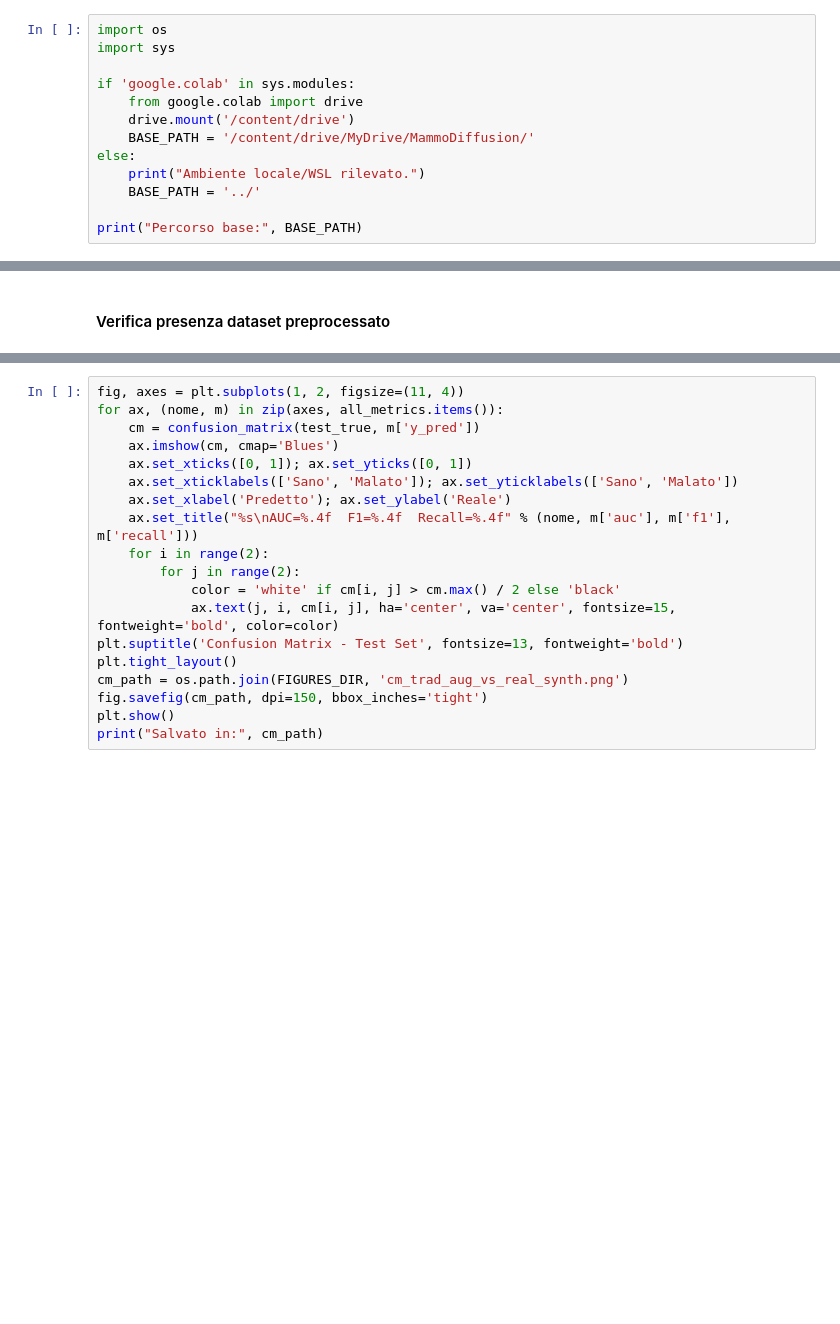
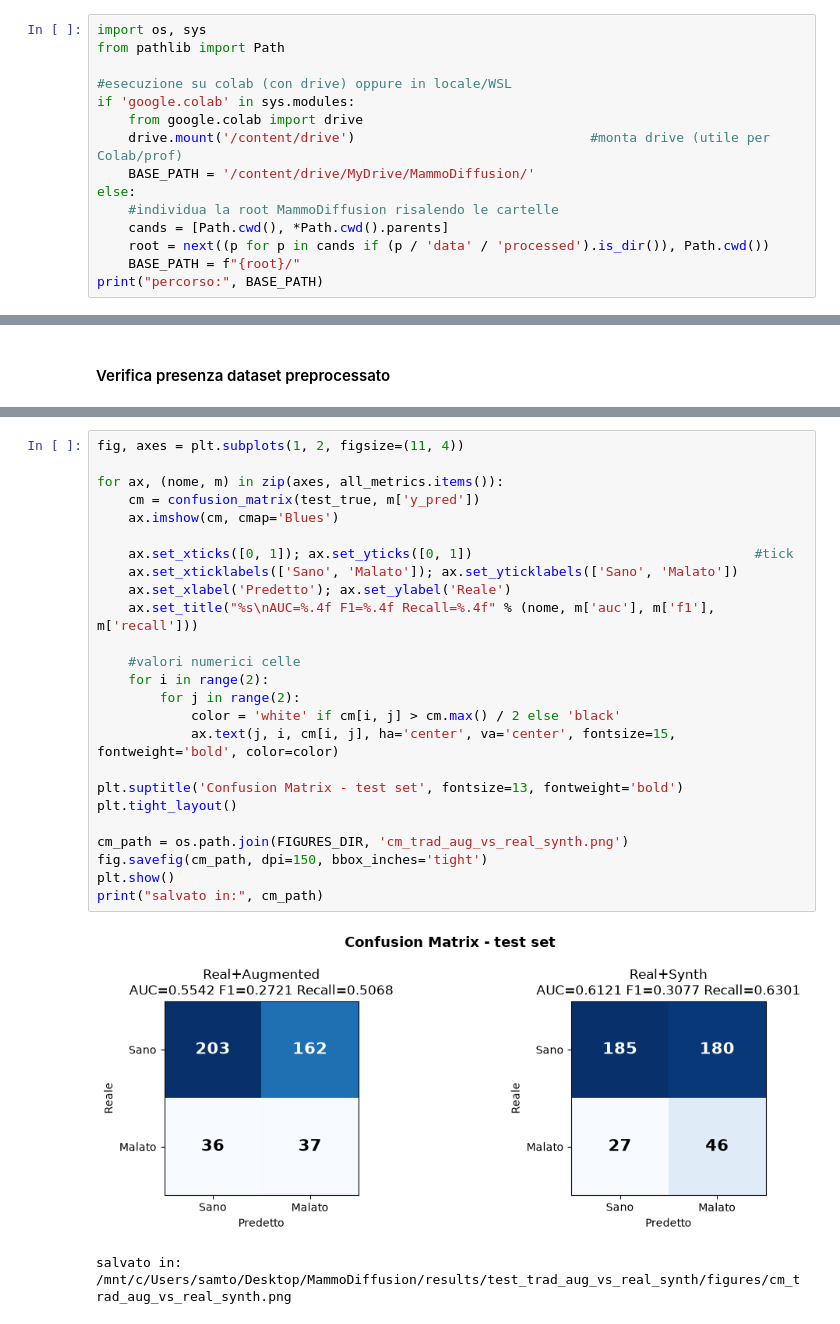
Before and after one commit to MarrasFederico/MammoDiffusion-v1.1, a Jupyter notebook: notebooks/11_Valutazione_Sostenibilità.ipynb, the cells around one changed output, grey strips where cells are left out. Saved outputs shown, nothing was run; the diff lists cells and outputs as text; blank space fills up the shorter version.

```diff
--- a/notebooks/11_Valutazione_Sostenibilità.ipynb
+++ b/notebooks/11_Valutazione_Sostenibilità.ipynb
@@ -43,13 +18,15 @@ Calcolo del percorso base in funzione dell'ambiente (locale/WSL o Google Colab).
 # %%
-import os
-import sys
+import os, sys
+from pathlib import Path
 
+#esecuzione su colab (con drive) oppure in locale/WSL
 if 'google.colab' in sys.modules:
     from google.colab import drive
-    drive.mount('/content/drive')
+    drive.mount('/content/drive')                              #monta drive (utile per Colab/prof)
     BASE_PATH = '/content/drive/MyDrive/MammoDiffusion/'
 else:
-    print("Ambiente locale/WSL rilevato.")
-    BASE_PATH = '../'
-
-print("Percorso base:", BASE_PATH)
+    #individua la root MammoDiffusion risalendo le cartelle
+    cands = [Path.cwd(), *Path.cwd().parents]
+    root = next((p for p in cands if (p / 'data' / 'processed').is_dir()), Path.cwd())
+    BASE_PATH = f"{root}/"
+print("percorso:", BASE_PATH)
@@ -383,20 +387,29 @@ print("Salvato in:", roc_path)
 # %%
 fig, axes = plt.subplots(1, 2, figsize=(11, 4))
+
 for ax, (nome, m) in zip(axes, all_metrics.items()):
     cm = confusion_matrix(test_true, m['y_pred'])
     ax.imshow(cm, cmap='Blues')
-    ax.set_xticks([0, 1]); ax.set_yticks([0, 1])
+
+    ax.set_xticks([0, 1]); ax.set_yticks([0, 1])                                    #tick
     ax.set_xticklabels(['Sano', 'Malato']); ax.set_yticklabels(['Sano', 'Malato'])
     ax.set_xlabel('Predetto'); ax.set_ylabel('Reale')
-    ax.set_title("%s\nAUC=%.4f  F1=%.4f  Recall=%.4f" % (nome, m['auc'], m['f1'], m['recall']))
+    ax.set_title("%s\nAUC=%.4f F1=%.4f Recall=%.4f" % (nome, m['auc'], m['f1'], m['recall']))
+
+    #valori numerici celle
     for i in range(2):
         for j in range(2):
             color = 'white' if cm[i, j] > cm.max() / 2 else 'black'
             ax.text(j, i, cm[i, j], ha='center', va='center', fontsize=15, fontweight='bold', color=color)
-plt.suptitle('Confusion Matrix - Test Set', fontsize=13, fontweight='bold')
+
+plt.suptitle('Confusion Matrix - test set', fontsize=13, fontweight='bold')
 plt.tight_layout()
+
 cm_path = os.path.join(FIGURES_DIR, 'cm_trad_aug_vs_real_synth.png')
 fig.savefig(cm_path, dpi=150, bbox_inches='tight')
 plt.show()
-print("Salvato in:", cm_path)
+print("salvato in:", cm_path)
+# %% [output]
+[figure, added]
+salvato in: /mnt/c/Users/samto/Desktop/MammoDiffusion/results/test_trad_aug_vs_real_synth/figures/cm_trad_aug_vs_real_synth.png
 # %% [markdown]
```
Also changed, not shown: parts of 35 cells of this notebook, 16 other files.
